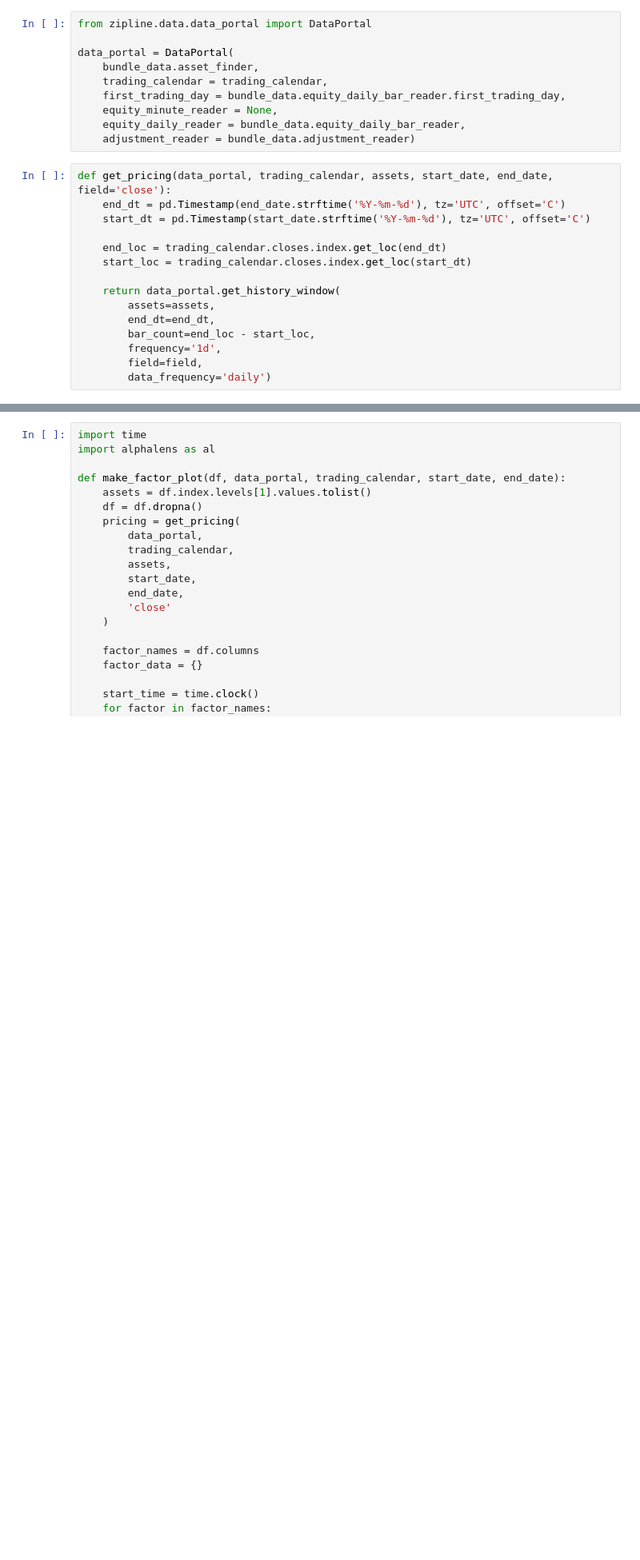
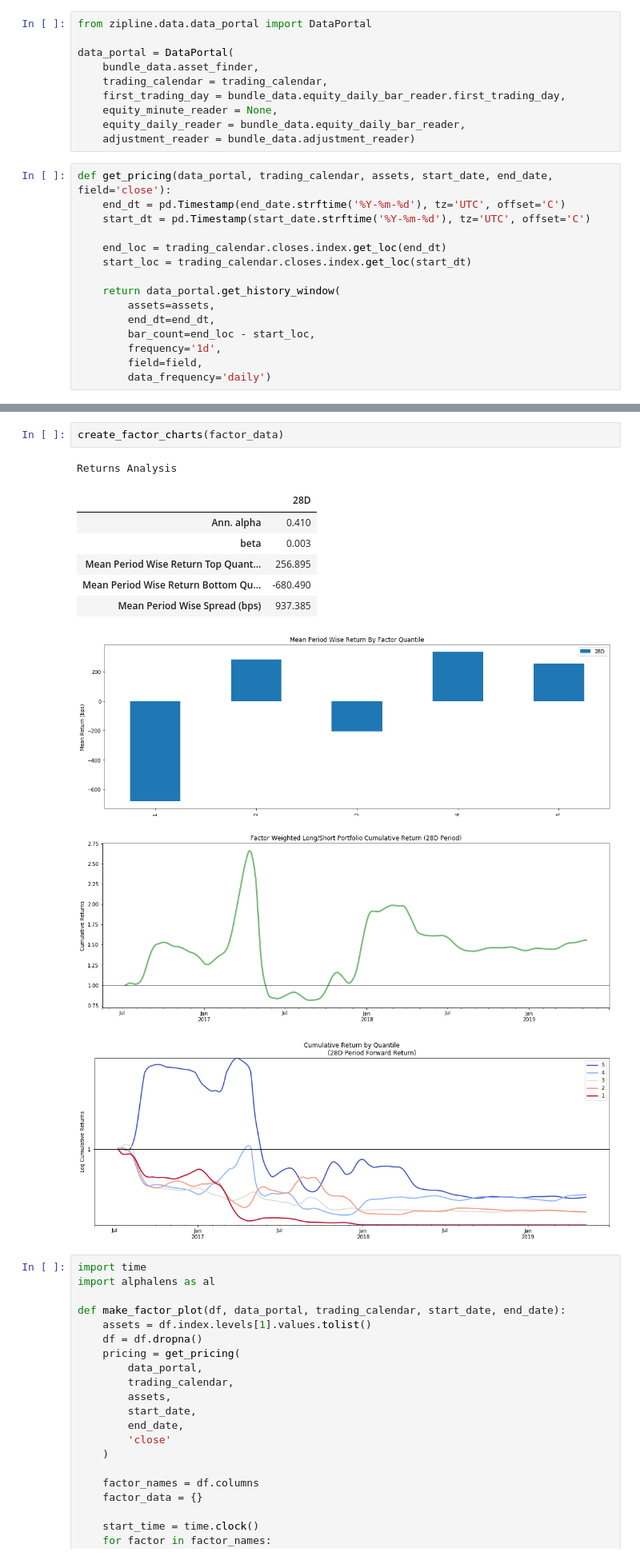
Before and after one commit to sirpipiro/coindr_paper, a Jupyter notebook: Zipline Test of Factors.ipynb, the cells around one changed output, grey strips where cells are left out. Shown: that part at 80% size. Drawn from its saved outputs; the diff is of its cells as text; blank space fills up the shorter version.

```diff
--- a/Zipline Test of Factors.ipynb
+++ b/Zipline Test of Factors.ipynb
@@ -291,3 +313,16 @@ Turnover Analysis
+# %%
+create_factor_charts(factor_data)
+# %% [output]
+Returns Analysis
+|  | 28D |
+| Ann. alpha | 0.410 |
+| beta | 0.003 |
+| Mean Period Wise Return Top Quant... | 256.895 |
+| Mean Period Wise Return Bottom Qu... | -680.490 |
+| Mean Period Wise Spread (bps) | 937.385 |
+[figure, added]
+[figure, added]
+[figure, added]
 # %%
 import time
 import alphalens as al
```
Also changed, not shown: parts of 9 cells of this notebook, 6 other files.
